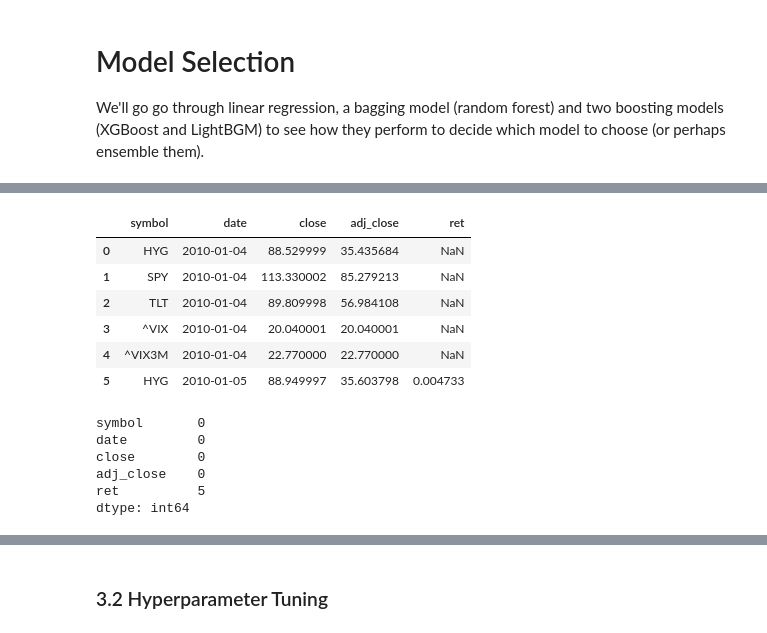
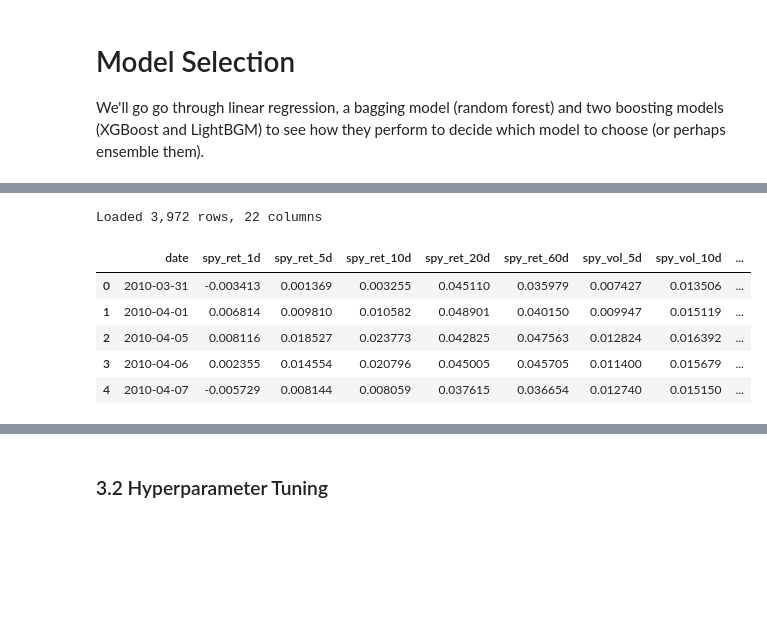
Before and after one commit to steadyowlai/volatility_forecast, a Jupyter notebook: notebooks/2_model_selection.ipynb, the cells around one changed output, grey strips where cells are left out. Saved outputs shown, nothing was run; the diff lists cells and outputs as text; code cells hidden in the pictures; blank space fills up the shorter version.

```diff
--- a/notebooks/2_model_selection.ipynb
+++ b/notebooks/2_model_selection.ipynb
@@ -7,30 +9,23 @@ We'll go go through linear regression, a bagging model (random forest) and two b
 # %%
 import pandas as pd
+from pathlib import Path
+import json
+import matplotlib.pyplot as plt
+
 import numpy as np
-import json
-from pathlib import Path
-import matplotlib.pyplot as plt
-import seaborn as sns
-from datetime import datetime, timedelta
-import time
 
-plt.style.use('seaborn-v0_8-darkgrid')
-sns.set_palette('husl')
-%matplotlib inline
+from sklearn.model_selection import TimeSeriesSplit, GridSearchCV
+from sklearn.preprocessing import StandardScaler
+from sklearn.linear_model import Ridge, Lasso
+from sklearn.metrics import mean_squared_error, mean_absolute_error, r2_score
 
-pd.set_option('display.max_columns', None)
-pd.set_option('display.max_rows', 100)
-pd.set_option('display.float_format', '{:.6f}'.format)
+pd.set_option("display.max_columns", 50)
 # %%
 BASE_DIR = Path('..')
 DATA_DIR = BASE_DIR / 'data'
-CONFIG_DIR = BASE_DIR / 'config'
-
-CURATED_DATA_DIR = DATA_DIR / 'curated.market'
-FEATURES_DIR = DATA_DIR / 'features.L1'
+MASTER_DATASET = DATA_DIR / 'master_dataset.parquet'
 
 print(f"Base dir: {BASE_DIR.resolve()}")
-print(f"Data dir: {DATA_DIR.resolve()}")
-print(f"Config dir: {CONFIG_DIR.resolve()}")
+print(f"Master dataset path: {MASTER_DATASET}")
 # %% [output]
 Base dir: /Users/aayushrijal/Documents/GitHub/volatility_forecast
@@ -92,19 +37,21 @@ Date range: 2010-01-04 00:00:00 to 2025-12-02 00:00:00
-# %%
-market_data.head(6)
-# %% [output]
-|  | symbol | date | close | adj_close | ret |
-| 0 | HYG | 2010-01-04 | 88.529999 | 35.435684 | NaN |
-| 1 | SPY | 2010-01-04 | 113.330002 | 85.279213 | NaN |
-| 2 | TLT | 2010-01-04 | 89.809998 | 56.984108 | NaN |
-| 3 | ^VIX | 2010-01-04 | 20.040001 | 20.040001 | NaN |
-| 4 | ^VIX3M | 2010-01-04 | 22.770000 | 22.770000 | NaN |
-| 5 | HYG | 2010-01-05 | 88.949997 | 35.603798 | 0.004733 |
-# %%
-print(market_data.isnull().sum())
-# %% [output]
-symbol       0
-date         0
-close        0
-adj_close    0
-ret          5
-dtype: int64
+# %%
+# Load master dataset
+if not MASTER_DATASET.exists():
+    raise FileNotFoundError(f"Missing master dataset at {MASTER_DATASET}")
+
+master_df = pd.read_parquet(MASTER_DATASET)
+
+# ensure date column is datetime if present
+if 'date' in master_df.columns:
+    master_df['date'] = pd.to_datetime(master_df['date'])
+
+print(f"Loaded {len(master_df):,} rows, {master_df.shape[1]} columns")
+master_df.head()
+# %% [output]
+Loaded 3,972 rows, 22 columns
+|  | date | spy_ret_1d | spy_ret_5d | spy_ret_10d | spy_ret_20d | spy_ret_60d | spy_vol_5d | spy_vol_10d | ... |
+| 0 | 2010-03-31 | -0.003413 | 0.001369 | 0.003255 | 0.045110 | 0.035979 | 0.007427 | 0.013506 | ... |
+| 1 | 2010-04-01 | 0.006814 | 0.009810 | 0.010582 | 0.048901 | 0.040150 | 0.009947 | 0.015119 | ... |
+| 2 | 2010-04-05 | 0.008116 | 0.018527 | 0.023773 | 0.042825 | 0.047563 | 0.012824 | 0.016392 | ... |
+| 3 | 2010-04-06 | 0.002355 | 0.014554 | 0.020796 | 0.045005 | 0.045705 | 0.011400 | 0.015679 | ... |
+| 4 | 2010-04-07 | -0.005729 | 0.008144 | 0.008059 | 0.037615 | 0.036654 | 0.012740 | 0.015150 | ... |
```
Also changed, not shown: parts of 69 cells of this notebook, 56 other files.
